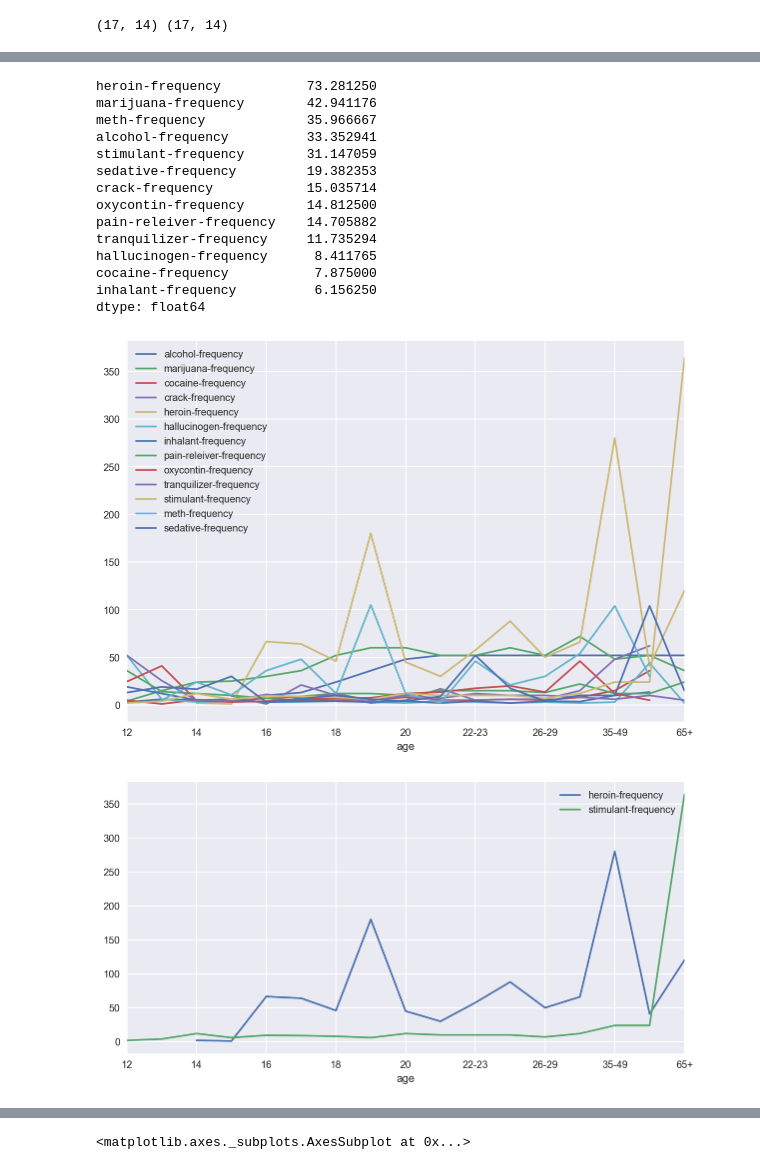
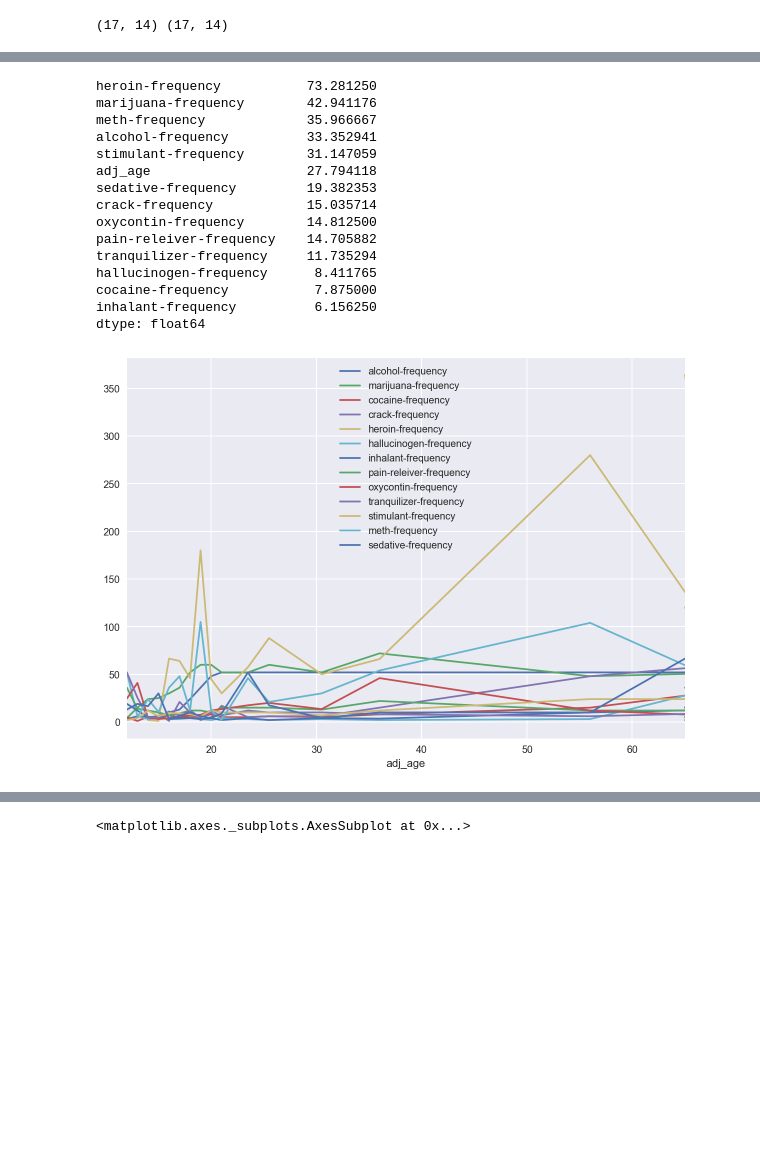
Before and after one commit to heidicq/dsi2-projects, a Jupyter notebook: project-two/project-02.ipynb, the cells around one changed output, grey strips where cells are left out. Drawn from its saved outputs; the diff is of its cells as text; code cells hidden in the pictures; blank space fills up the shorter version.

```diff
--- a/project-two/project-02.ipynb
+++ b/project-two/project-02.ipynb
@@ -650,3 +652,18 @@ for col in drugs.iteritems():
 print use.shape, freq.shape
 # %% [output]
 (17, 14) (17, 14)
+# %%
+## for less misleading graph... calculate adjusted age
+def averageage(x):
+    if '+' in x:
+        x= float(x.strip('+'))
+    elif '-' in x:
+        y= x.split('-')
+        x = (float(y[1]) - float(y[0]))/2. + float(y[1])
+    else:
+        x= float(x)
+    return x
+
+use['adj_age'] = use['age'].apply(averageage)
+freq['adj_age'] = freq['age'].apply(averageage)
+use
@@ -693,6 +730,7 @@ marijuana-frequency        42.941176
 meth-frequency             35.966667
 alcohol-frequency          33.352941
 stimulant-frequency        31.147059
+adj_age                    27.794118
 sedative-frequency         19.382353
 crack-frequency            15.035714
 oxycontin-frequency        14.812500
@@ -703,13 +741,13 @@ cocaine-frequency           7.875000
 inhalant-frequency          6.156250
 dtype: float64
 # %%
-# x: age group, y: median frequency
-_ = freq.plot(x='age', figsize=(10,7), kind='line')
-_ = freq[['age', 'heroin-frequency', 'stimulant-frequency']].plot(x='age', figsize=(10,5), kind='line')
-# somehow the old folks use a lot of stimulants, and 19 year olds have strangely good access to heroin
+# x: age, y: median frequency
+_ = freq.plot(x='adj_age', figsize=(10,7), kind='line')
+# somehow heroin use is ridiculously high for the 50+ age group, and 19 year olds have strangely good access to heroin
+# and hallucingens... college parties?
+## next time do some research too ba
 # %% [output]
-[figure, old version]
+[figure, new version]
-[figure, removed]
 # %%
 # x: age group, y: median frequency
 _ = freq.plot(x='age', figsize=(10,7), kind='bar', stacked=True)
```
Also changed, not shown: parts of 16 cells of this notebook.
